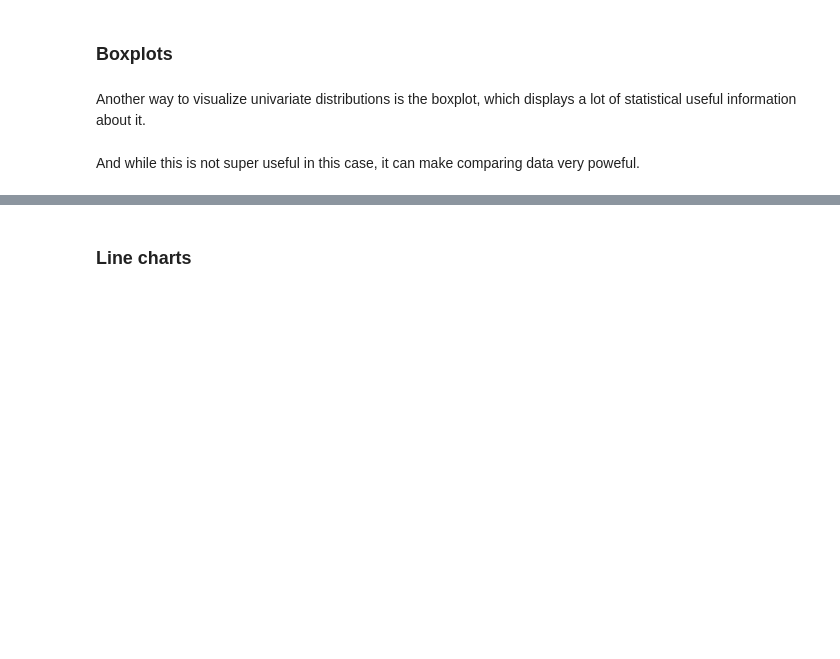
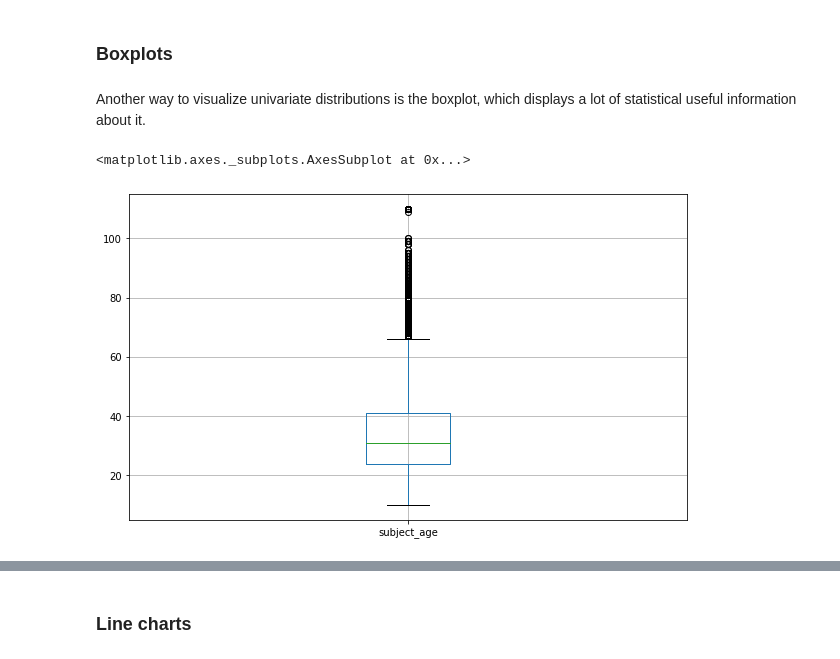
Before and after one commit to NCSU-Libraries/data-viz-workshops, a Jupyter notebook: Data_Vizualization_with_Python/data_visualization.ipynb, the cells around one changed output, grey strips where cells are left out. Drawn from its saved outputs; the diff is of its cells as text; code cells hidden in the pictures; blank space fills up the shorter version.

```diff
--- a/Data_Vizualization_with_Python/data_visualization.ipynb
+++ b/Data_Vizualization_with_Python/data_visualization.ipynb
@@ -371,2 +374,0 @@ stops_county.boxplot('wb_delta')
-# %% [markdown]
-And while this is not super useful in this case, it can make comparing data very poweful.
@@ -374,0 +375,5 @@ stops[stops['violation'] == 'Speeding'].boxplot('driver_age', by='violation')
+# %%
+stops.boxplot('subject_age')
+# %% [output]
+<matplotlib.axes._subplots.AxesSubplot at 0x...>
+[figure, added]
```
Also changed, not shown: parts of 42 cells of this notebook, 3 other files.
